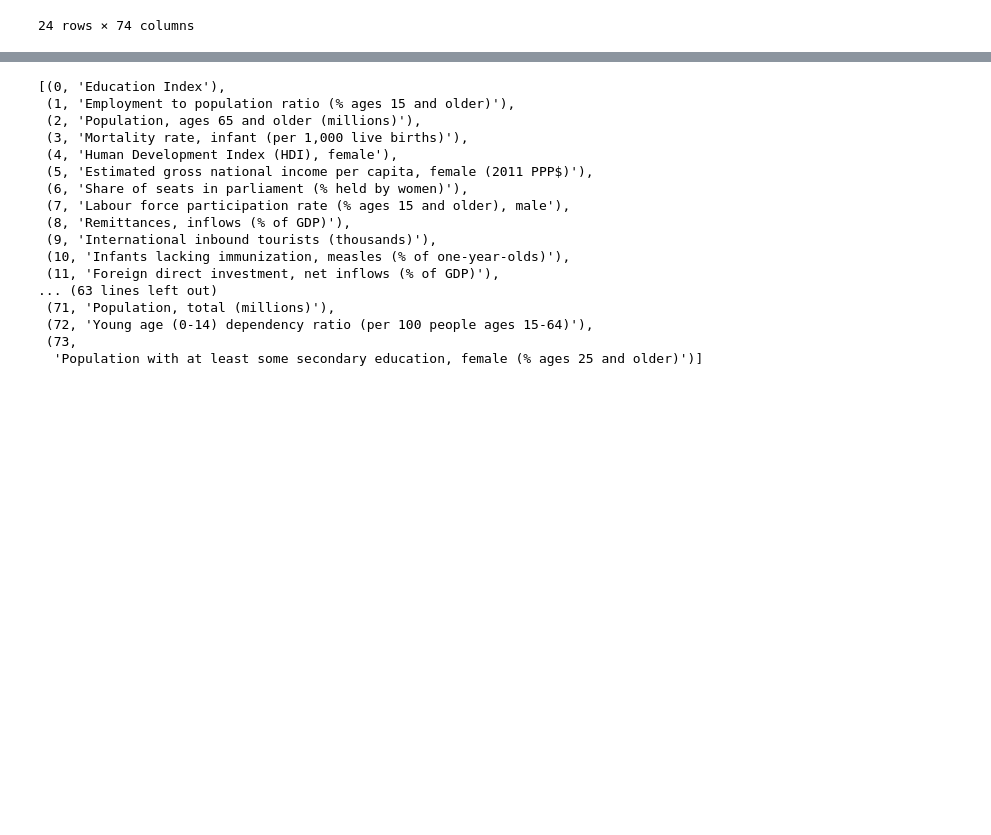
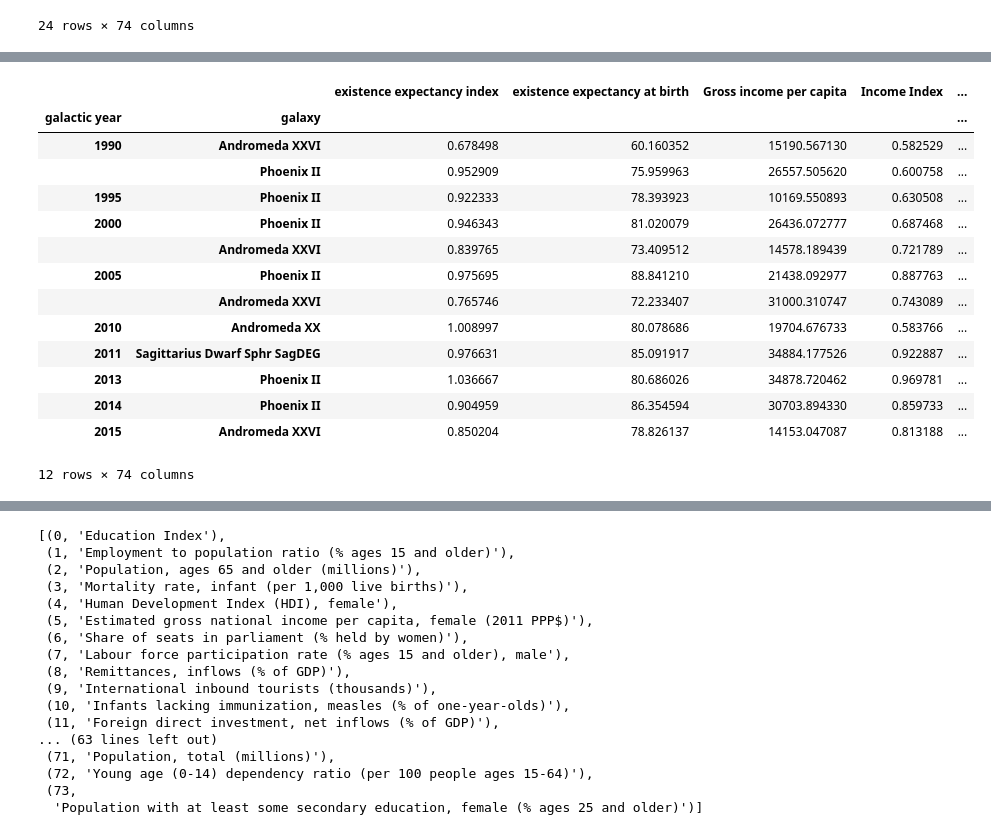
Before and after one commit to D1nay/prohack2020, a Jupyter notebook: Mapping countries to galaxies.ipynb, the cells around one changed output, grey strips where cells are left out. Cells and saved outputs as stored; diff of their text form; code cells hidden in the pictures; blank space fills up the shorter version.

```diff
--- a/Mapping countries to galaxies.ipynb
+++ b/Mapping countries to galaxies.ipynb
@@ -361,0 +364,18 @@ Name: Population, total (millions), dtype: float64
+# %%
+data_train_cl_no_world[data_train_cl_no_world['Population, total (millions)']>1500]
+# %% [output]
+|  |  | existence expectancy index | existence expectancy at birth | Gross income per capita | Income Index | ... |
+| galactic year | galaxy |  |  |  |  | ... |
+| 1990 | Andromeda XXVI | 0.678498 | 60.160352 | 15190.567130 | 0.582529 | ... |
+|  | Phoenix II | 0.952909 | 75.959963 | 26557.505620 | 0.600758 | ... |
+| 1995 | Phoenix II | 0.922333 | 78.393923 | 10169.550893 | 0.630508 | ... |
+| 2000 | Phoenix II | 0.946343 | 81.020079 | 26436.072777 | 0.687468 | ... |
+|  | Andromeda XXVI | 0.839765 | 73.409512 | 14578.189439 | 0.721789 | ... |
+| 2005 | Phoenix II | 0.975695 | 88.841210 | 21438.092977 | 0.887763 | ... |
+|  | Andromeda XXVI | 0.765746 | 72.233407 | 31000.310747 | 0.743089 | ... |
+| 2010 | Andromeda XX | 1.008997 | 80.078686 | 19704.676733 | 0.583766 | ... |
+| 2011 | Sagittarius Dwarf Sphr SagDEG | 0.976631 | 85.091917 | 34884.177526 | 0.922887 | ... |
+| 2013 | Phoenix II | 1.036667 | 80.686026 | 34878.720462 | 0.969781 | ... |
+| 2014 | Phoenix II | 0.904959 | 86.354594 | 30703.894330 | 0.859733 | ... |
+| 2015 | Andromeda XXVI | 0.850204 | 78.826137 | 14153.047087 | 0.813188 | ... |
+12 rows × 74 columns
```
Also changed, not shown: parts of 9 cells of this notebook, 1 other file.
